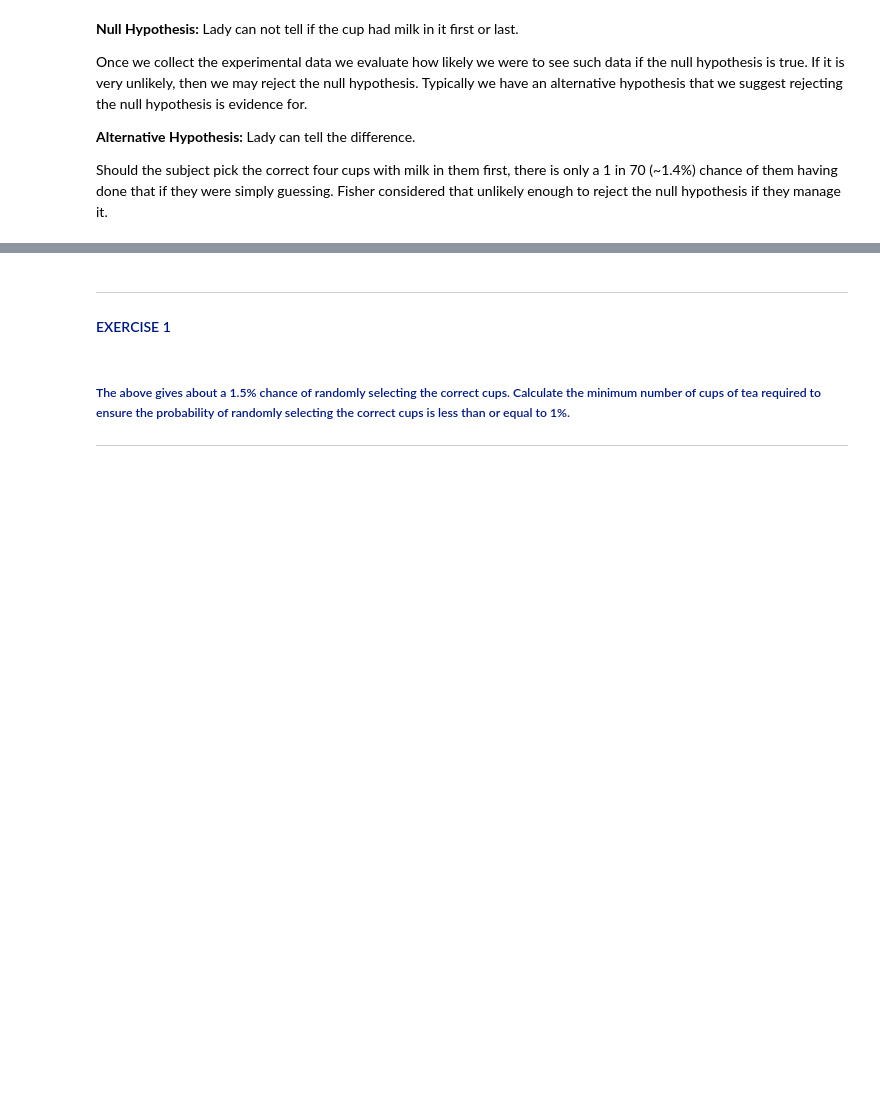
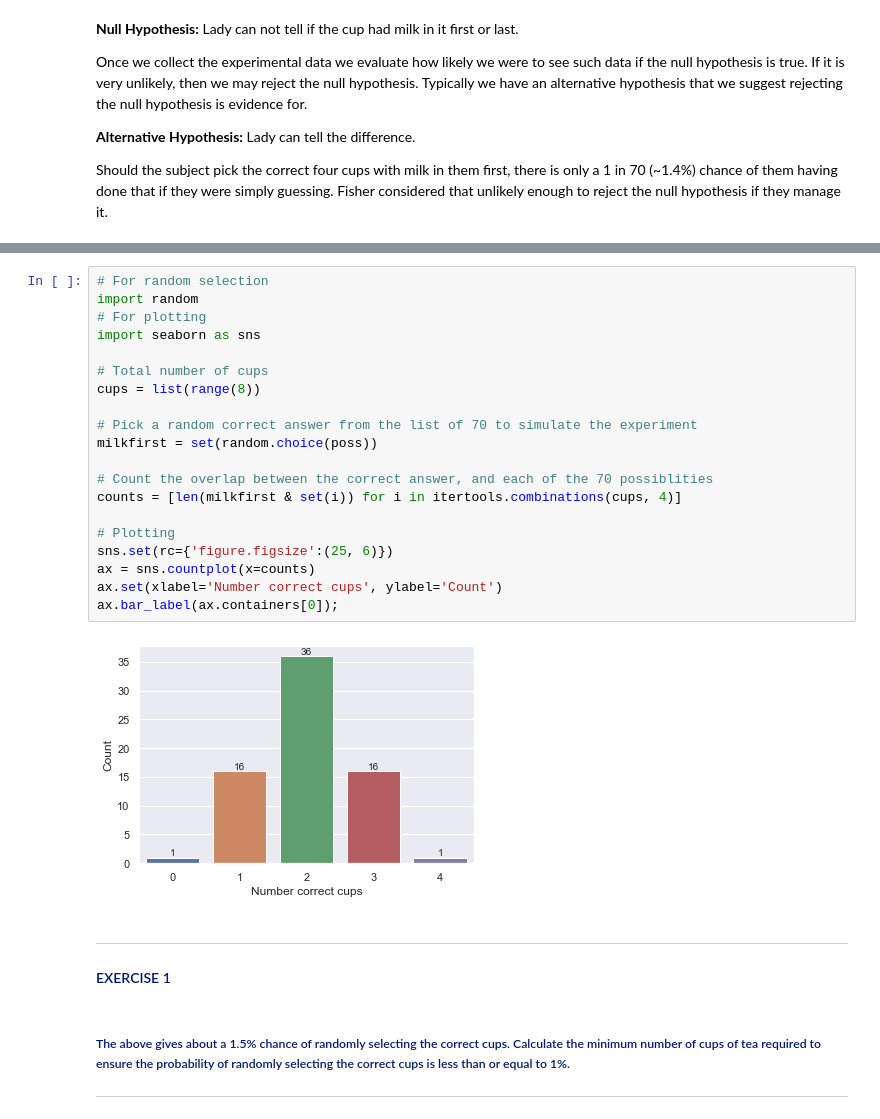
Before and after one commit to AnteDujic/MLS---Assesment, a Jupyter notebook: Practicals/01-statistics.ipynb, the cells around one changed output, grey strips where cells are left out. Drawn from its saved outputs; the diff is of its cells as text; blank space fills up the shorter version.

```diff
--- a/Practicals/01-statistics.ipynb
+++ b/Practicals/01-statistics.ipynb
@@ -109,5 +120,27 @@ math.comb(8, 4)
+# %%
+# For random selection
+import random
+# For plotting
+import seaborn as sns
+
+# Total number of cups
+cups = list(range(8))
+
+# Pick a random correct answer from the list of 70 to simulate the experiment
+milkfirst = set(random.choice(poss))
+
+# Count the overlap between the correct answer, and each of the 70 possiblities
+counts = [len(milkfirst & set(i)) for i in itertools.combinations(cups, 4)]
+
+# Plotting
+sns.set(rc={'figure.figsize':(25, 6)})
+ax = sns.countplot(x=counts)
+ax.set(xlabel='Number correct cups', ylabel='Count')
+ax.bar_label(ax.containers[0]);
+# %% [output]
+[figure, added]
 # %% [markdown]
-<hr style="border-top: 1px solid #001a79;" />
+<hr style="border-top: 20px solid #add8e6;" />
 
 <h4 style="color: #001a79;">EXERCISE 1</h4>
 # %% [markdown]
```
Also changed, not shown: parts of 78 cells of this notebook, 1 other file.
